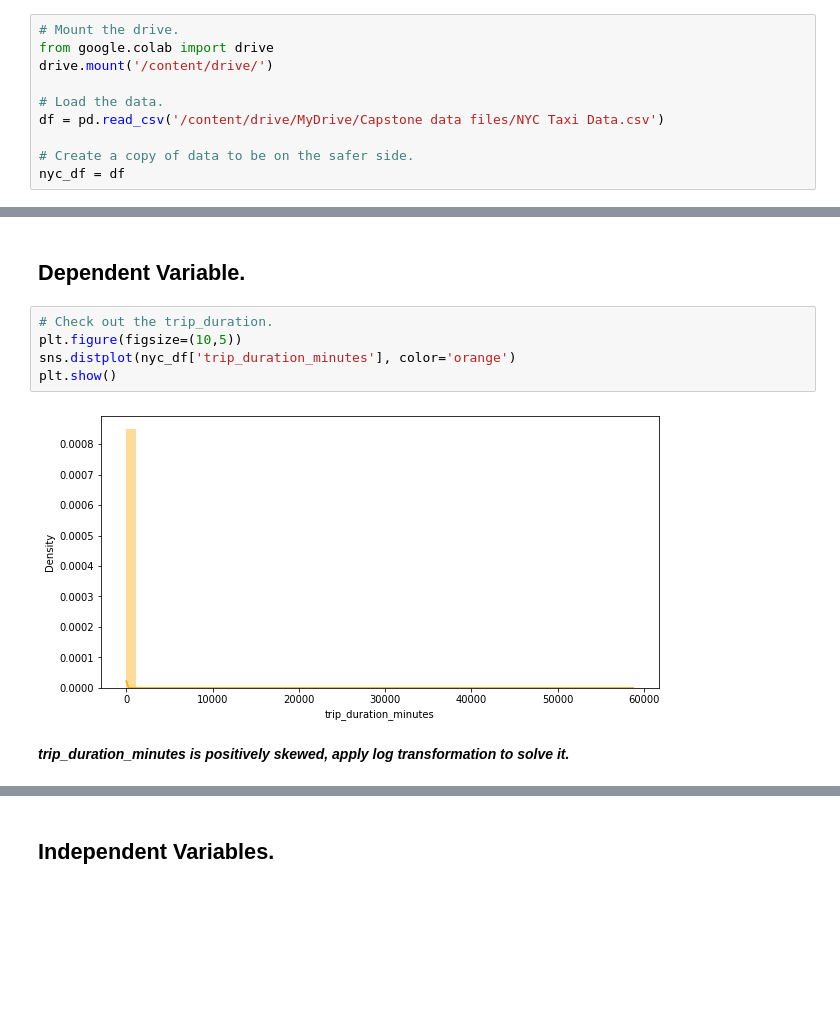
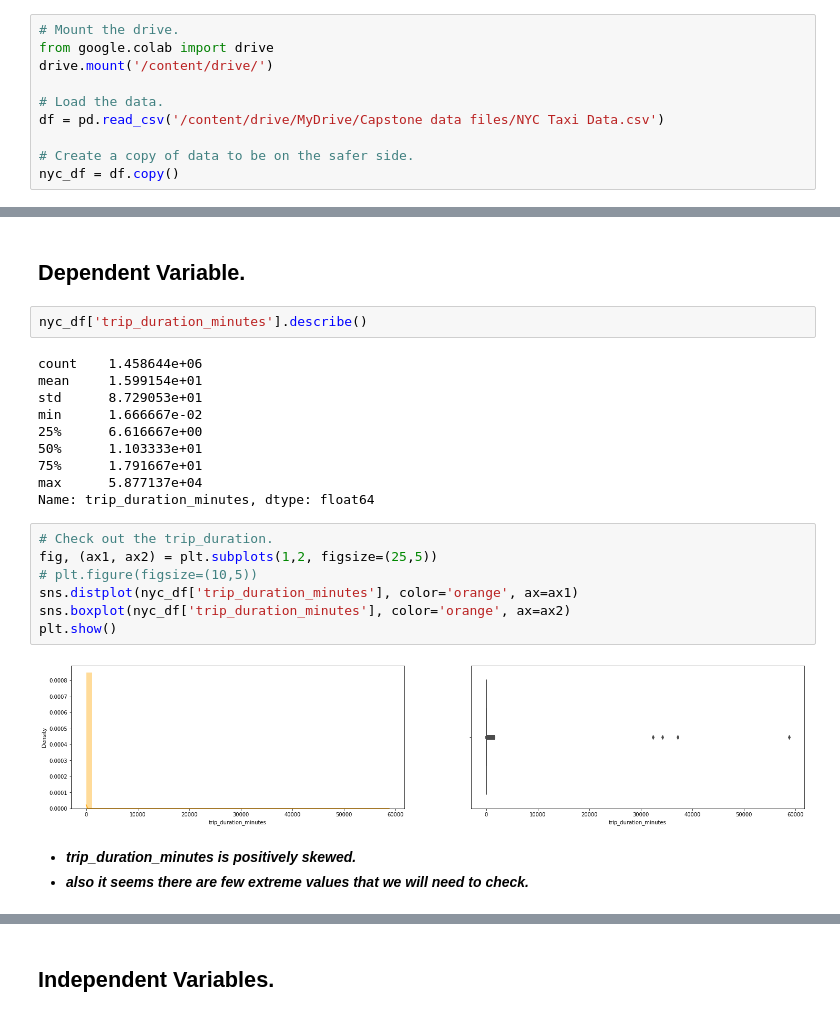
Before and after one commit to anishjohnson/NYC_Taxi_Trip_Time_Prediction, a Jupyter notebook: NYC_Taxi_TripDuration_Prediction.ipynb, the cells around one changed output, grey strips where cells are left out. Saved outputs shown, nothing was run; the diff lists cells and outputs as text; blank space fills up the shorter version.

```diff
--- a/NYC_Taxi_TripDuration_Prediction.ipynb
+++ b/NYC_Taxi_TripDuration_Prediction.ipynb
@@ -55,7 +63,7 @@ drive.mount('/content/drive/')
 df = pd.read_csv('/content/drive/MyDrive/Capstone data files/NYC Taxi Data.csv')
 
 # Create a copy of data to be on the safer side.
-nyc_df = df
+nyc_df = df.copy()
 # %% [output]
 Drive already mounted at /content/drive/; to attempt to forcibly remount, call drive.mount("/content/drive/", force_remount=True).
 # %% [markdown]
@@ -206,12 +215,27 @@ memory usage: 133.5+ MB
 ***Now lets bring in the charts and diagrams for better understanding.***  *😊*
 # %% [markdown]
 ## **Dependent Variable.**
+# %%
+nyc_df['trip_duration_minutes'].describe()
+# %% [output]
+count    1.458644e+06
+mean     1.599154e+01
+std      8.729053e+01
+min      1.666667e-02
+25%      6.616667e+00
+50%      1.103333e+01
+75%      1.791667e+01
+max      5.877137e+04
+Name: trip_duration_minutes, dtype: float64
 # %%
 # Check out the trip_duration.
-plt.figure(figsize=(10,5))
-sns.distplot(nyc_df['trip_duration_minutes'], color='orange')
+fig, (ax1, ax2) = plt.subplots(1,2, figsize=(25,5))
+# plt.figure(figsize=(10,5))
+sns.distplot(nyc_df['trip_duration_minutes'], color='orange', ax=ax1)
+sns.boxplot(nyc_df['trip_duration_minutes'], color='orange', ax=ax2)
 plt.show()
 # %% [output]
-[figure, old version]
+[figure, new version]
-# %% [markdown]
-***trip_duration_minutes is positively skewed, apply log transformation to solve it.***
+# %% [markdown]
+* ***trip_duration_minutes is positively skewed.***
+* ***also it seems there are few extreme values that we will need to check.***
```
Also changed, not shown: parts of 118 cells of this notebook.
